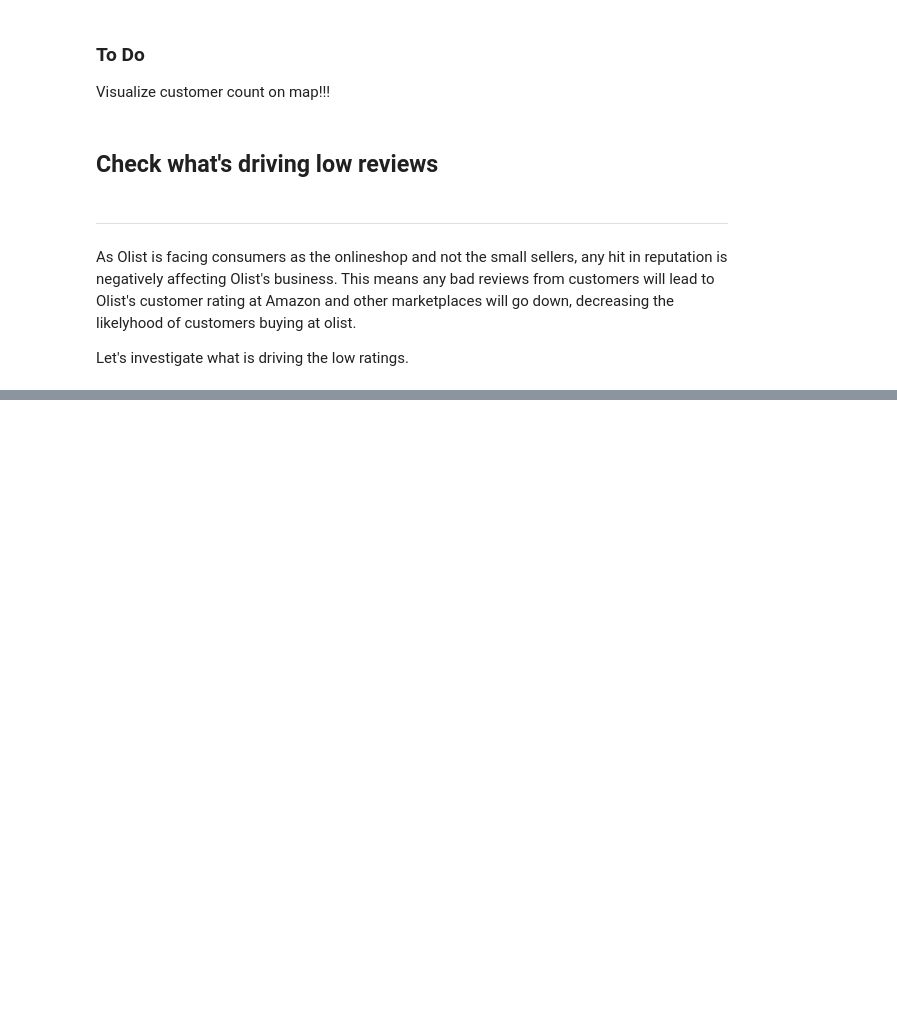
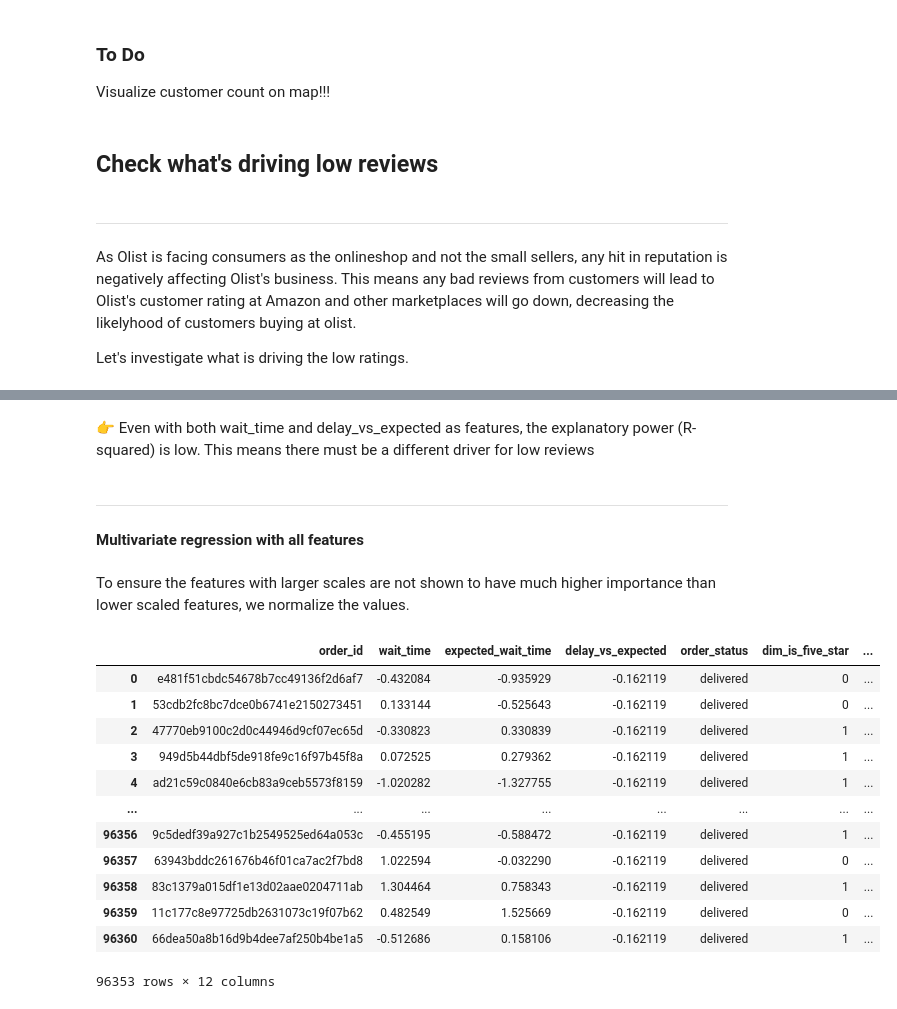
Before and after one commit to DucVanNgo/olist, a Jupyter notebook: notebooks/Data Exploration.ipynb, the cells around one changed output, grey strips where cells are left out. Drawn from its saved outputs; the diff is of its cells as text; code cells hidden in the pictures; blank space fills up the shorter version.

Commit message:
Finished delivery time analysis

```diff
--- a/notebooks/Data Exploration.ipynb
+++ b/notebooks/Data Exploration.ipynb
@@ -281,0 +260,28 @@ orders_norm
+# %% [markdown]
+👉 Even with both wait_time and delay_vs_expected as features, the explanatory power (R-squared) is low. This means there must be a different driver for low reviews
+# %% [markdown]
+---
+#### Multivariate regression with all features
+# %% [markdown]
+To ensure the features with larger scales are not shown to have much higher importance than lower scaled features, we normalize the values.
+# %%
+#Normalizing values for multivariate regression.
+
+orders_norm = order_data.copy()
+features = ["wait_time", "expected_wait_time","delay_vs_expected", "number_of_products", "number_of_sellers","price", "freight_value"]
+orders_norm[features] = orders_norm[features].apply(lambda x: (x-x.mean())/ x.std(), axis=0)
+orders_norm
+# %% [output]
+|  | order_id | wait_time | expected_wait_time | delay_vs_expected | order_status | dim_is_five_star | ... |
+| 0 | e481f51cbdc54678b7cc49136f2d6af7 | -0.432084 | -0.935929 | -0.162119 | delivered | 0 | ... |
+| 1 | 53cdb2fc8bc7dce0b6741e2150273451 | 0.133144 | -0.525643 | -0.162119 | delivered | 0 | ... |
+| 2 | 47770eb9100c2d0c44946d9cf07ec65d | -0.330823 | 0.330839 | -0.162119 | delivered | 1 | ... |
+| 3 | 949d5b44dbf5de918fe9c16f97b45f8a | 0.072525 | 0.279362 | -0.162119 | delivered | 1 | ... |
+| 4 | ad21c59c0840e6cb83a9ceb5573f8159 | -1.020282 | -1.327755 | -0.162119 | delivered | 1 | ... |
+| ... | ... | ... | ... | ... | ... | ... | ... |
+| 96356 | 9c5dedf39a927c1b2549525ed64a053c | -0.455195 | -0.588472 | -0.162119 | delivered | 1 | ... |
+| 96357 | 63943bddc261676b46f01ca7ac2f7bd8 | 1.022594 | -0.032290 | -0.162119 | delivered | 0 | ... |
+| 96358 | 83c1379a015df1e13d02aae0204711ab | 1.304464 | 0.758343 | -0.162119 | delivered | 1 | ... |
+| 96359 | 11c177c8e97725db2631073c19f07b62 | 0.482549 | 1.525669 | -0.162119 | delivered | 0 | ... |
+| 96360 | 66dea50a8b16d9b4dee7af250b4be1a5 | -0.512686 | 0.158106 | -0.162119 | delivered | 1 | ... |
+96353 rows × 12 columns
```
Also changed, not shown: parts of 33 cells of this notebook.
